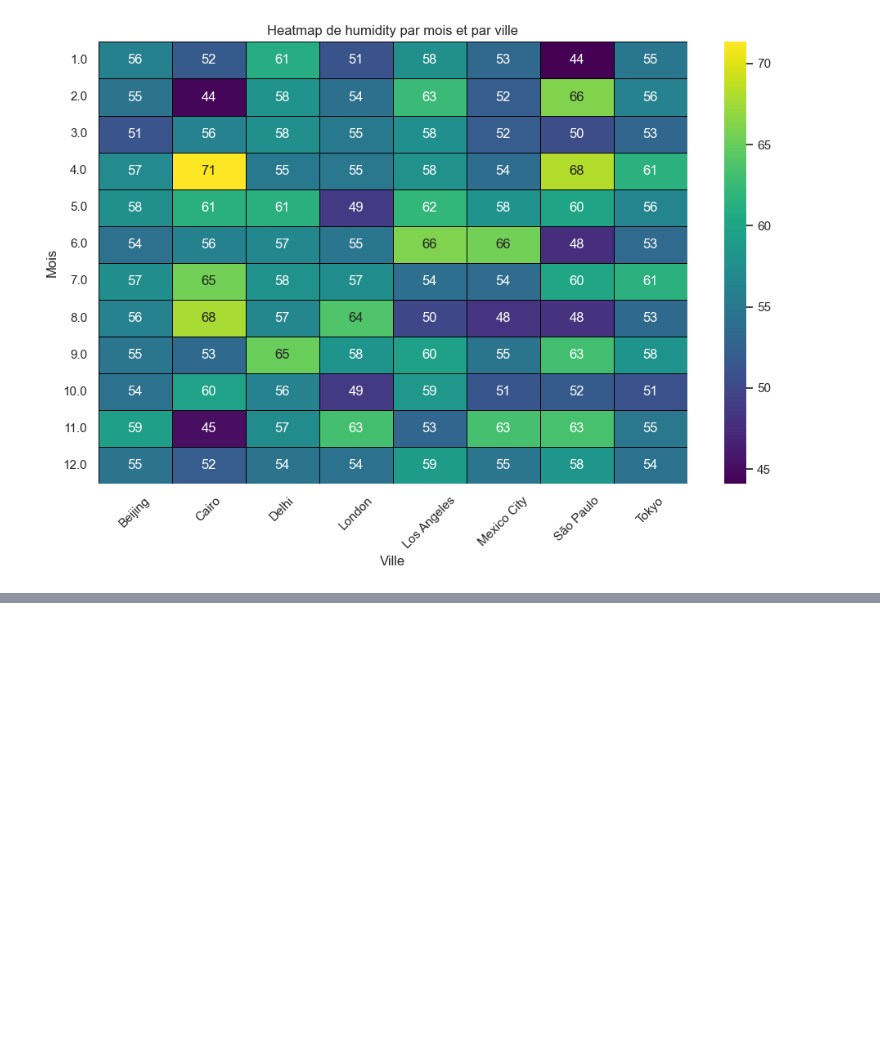
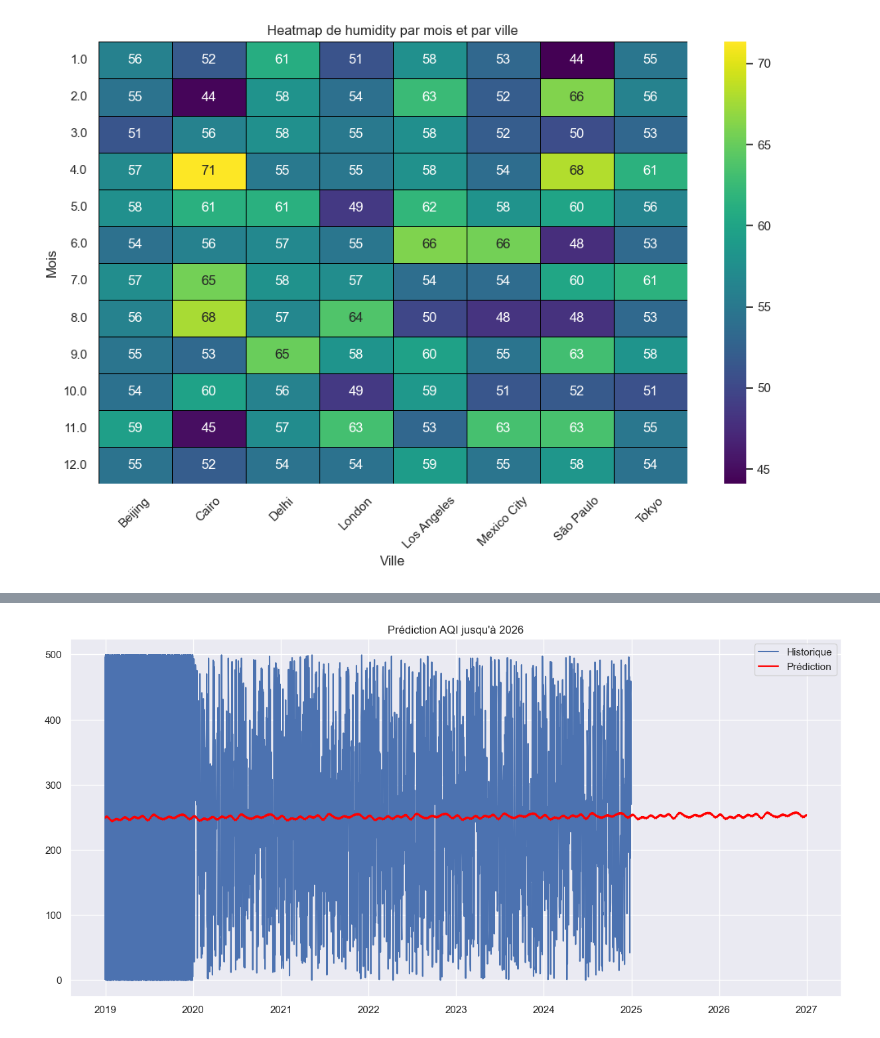
Before and after one commit to ari1008/air_quality, a Jupyter notebook: training.ipynb, the cells around one changed output, grey strips where cells are left out. Cells and saved outputs as stored; diff of their text form; code cells hidden in the pictures; blank space fills up the shorter version.

```diff
--- a/training.ipynb
+++ b/training.ipynb
@@ -285,3 +285,37 @@ for column in columns_to_analyze:
 [figure]
 [figure]
 [figure]
+# %%
+from prophet import Prophet
+
+# Données jusqu'à 2024
+df['date'] = pd.to_datetime(df['date'])
+train_df = df[df['date'].dt.year <= 2024].copy()
+
+# Préparation pour Prophet
+prophet_df = train_df[['date', 'aqi']].rename(columns={
+    'date': 'ds',
+    'aqi': 'y'
+})
+
+# Modèle avec paramètres optimisés
+model = Prophet(
+    yearly_seasonality=True,
+    weekly_seasonality=True,
+    daily_seasonality=True,
+    changepoint_prior_scale=0.05
+)
+model.fit(prophet_df)
+
+# Prédiction pour 2025 ET 2026 (730 jours)
+future_dates = model.make_future_dataframe(periods=730)
+forecast = model.predict(future_dates)
+
+# Visualisation
+plt.figure(figsize=(15, 7))
+plt.plot(prophet_df['ds'], prophet_df['y'], label='Historique')
+plt.plot(forecast['ds'], forecast['yhat'], color='red', label='Prédiction')
+plt.title('Prédiction AQI jusqu\'à 2026')
+plt.legend()
+plt.show()
+# %% [output]
@@ -287,0 +324 @@ for column in columns_to_analyze:
+[figure, added]
```
Also changed, not shown: parts of 4 cells of this notebook, 2 other files.
